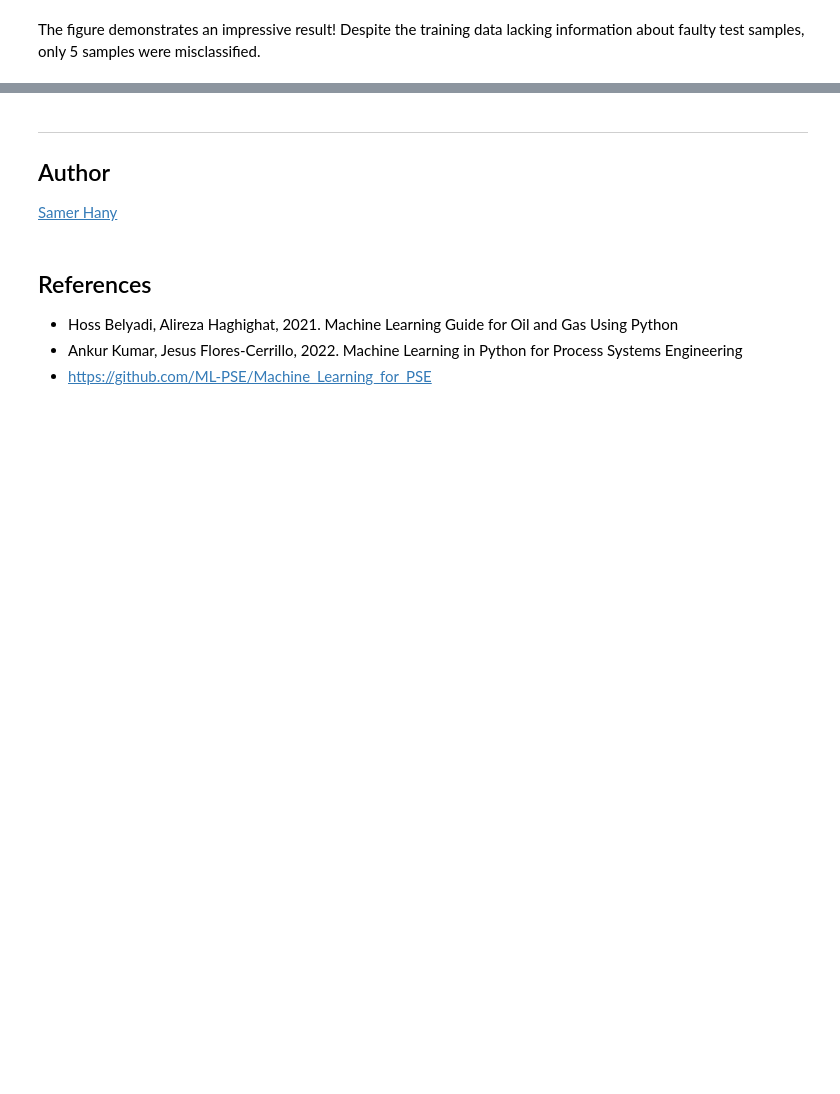
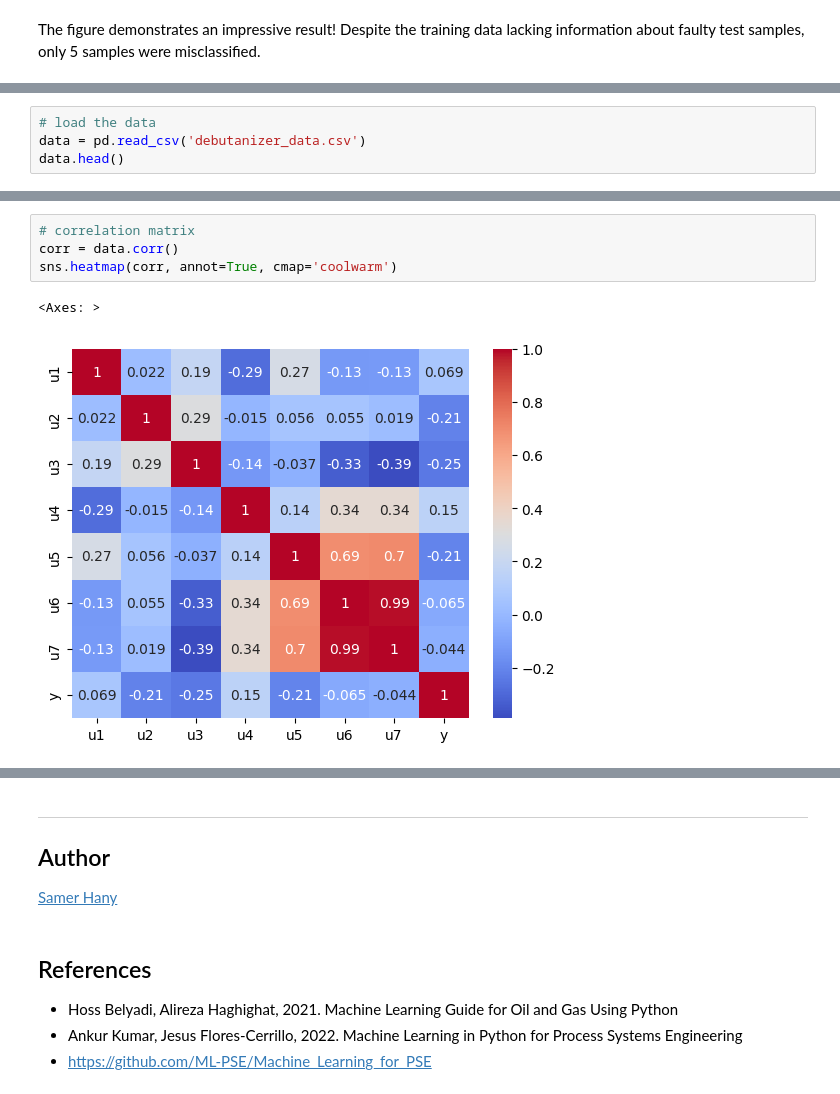
Before and after one commit to SamerHany/CHES307-Applications-of-Machine-Learning-in-Chemical-Engineering, a Jupyter notebook: Week 03 - Supervised Learning (1)/Tutorial 3 - Supervised Learning.ipynb, the cells around one changed output, grey strips where cells are left out. Cells and saved outputs as stored; diff of their text form; blank space fills up the shorter version.

```diff
--- a/Week 03 - Supervised Learning (1)/Tutorial 3 - Supervised Learning.ipynb
+++ b/Week 03 - Supervised Learning (1)/Tutorial 3 - Supervised Learning.ipynb
@@ -1028,0 +1194,4 @@ The figure demonstrates an impressive result! Despite the training data lacking
+# %%
+# load the data
+data = pd.read_csv('debutanizer_data.csv')
+data.head()
@@ -1028,0 +1205,7 @@ The figure demonstrates an impressive result! Despite the training data lacking
+# %%
+# correlation matrix
+corr = data.corr()
+sns.heatmap(corr, annot=True, cmap='coolwarm')
+# %% [output]
+<Axes: >
+[figure, added]
```
Also changed, not shown: parts of 32 cells of this notebook, 36 other files.
